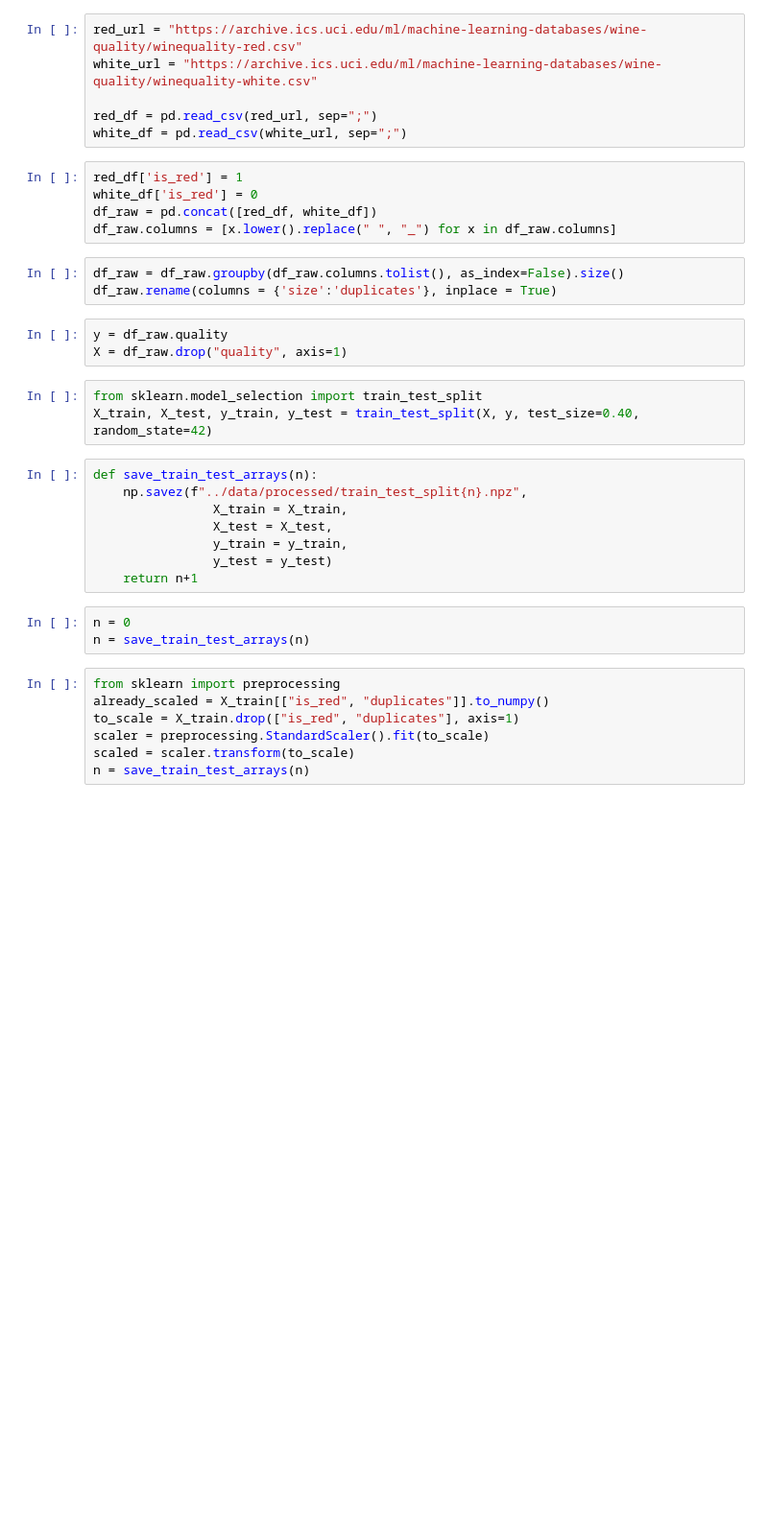
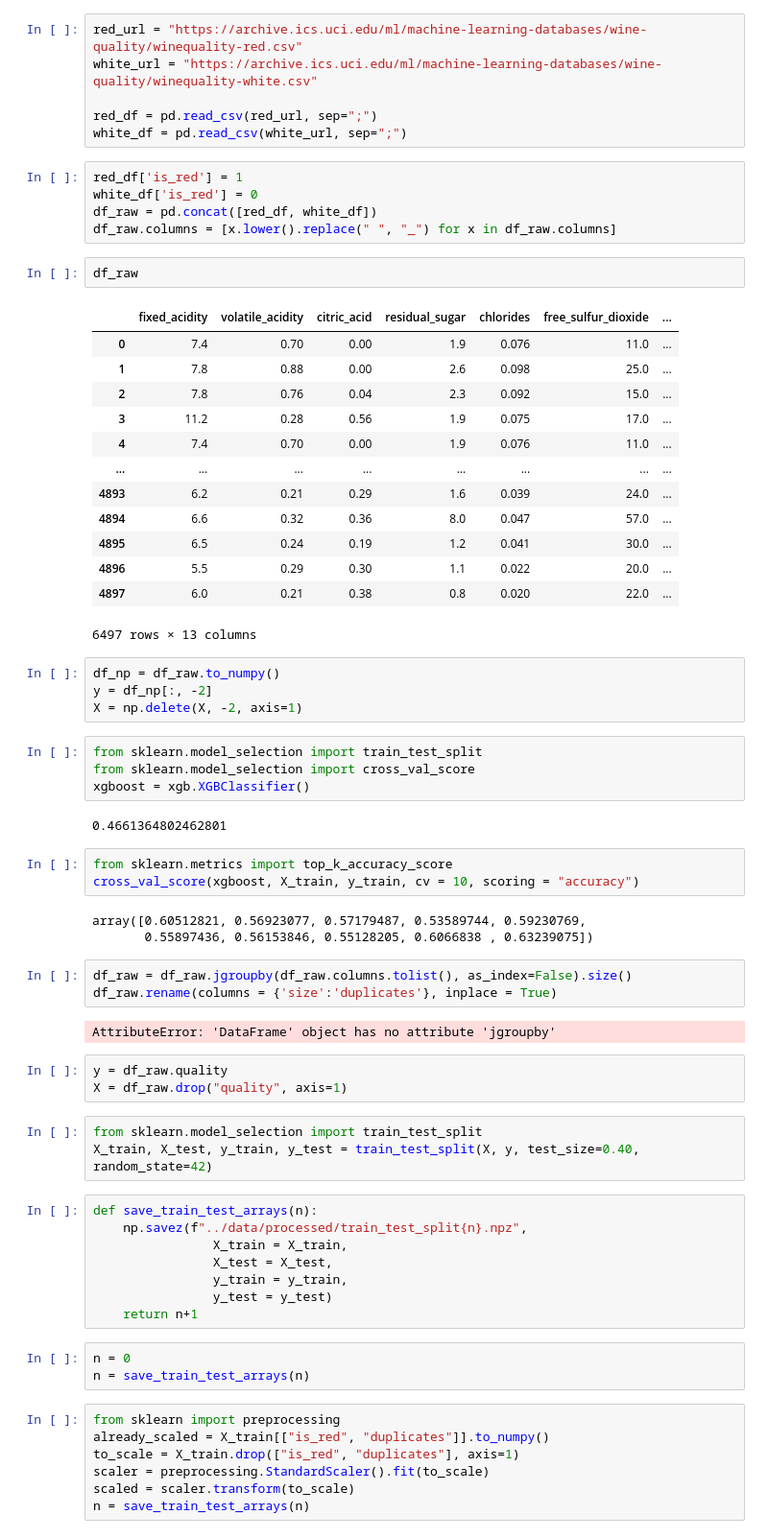
Before and after one commit to despresj/cse_project, a Jupyter notebook: python/cleaning.ipynb, the cells around one changed output. Shown at 96% size. Cells and saved outputs as stored; diff of their text form; blank space fills up the shorter version.

Commit message:
adding xgb models

```diff
--- a/python/cleaning.ipynb
+++ b/python/cleaning.ipynb
@@ -12,9 +15,43 @@ red_df['is_red'] = 1
 white_df['is_red'] = 0
 df_raw = pd.concat([red_df, white_df])
 df_raw.columns = [x.lower().replace(" ", "_") for x in df_raw.columns]
+# %%
+df_raw
+# %% [output]
+|  | fixed_acidity | volatile_acidity | citric_acid | residual_sugar | chlorides | free_sulfur_dioxide | ... |
+| 0 | 7.4 | 0.70 | 0.00 | 1.9 | 0.076 | 11.0 | ... |
+| 1 | 7.8 | 0.88 | 0.00 | 2.6 | 0.098 | 25.0 | ... |
+| 2 | 7.8 | 0.76 | 0.04 | 2.3 | 0.092 | 15.0 | ... |
+| 3 | 11.2 | 0.28 | 0.56 | 1.9 | 0.075 | 17.0 | ... |
+| 4 | 7.4 | 0.70 | 0.00 | 1.9 | 0.076 | 11.0 | ... |
+| ... | ... | ... | ... | ... | ... | ... | ... |
+| 4893 | 6.2 | 0.21 | 0.29 | 1.6 | 0.039 | 24.0 | ... |
+| 4894 | 6.6 | 0.32 | 0.36 | 8.0 | 0.047 | 57.0 | ... |
+| 4895 | 6.5 | 0.24 | 0.19 | 1.2 | 0.041 | 30.0 | ... |
+| 4896 | 5.5 | 0.29 | 0.30 | 1.1 | 0.022 | 20.0 | ... |
+| 4897 | 6.0 | 0.21 | 0.38 | 0.8 | 0.020 | 22.0 | ... |
+6497 rows × 13 columns
+# %%
+df_np = df_raw.to_numpy()
+y = df_np[:, -2]
+X = np.delete(X, -2, axis=1)
+# %%
+from sklearn.model_selection import train_test_split
+from sklearn.model_selection import cross_val_score
+xgboost = xgb.XGBClassifier()
+# %% [output]
+0.4661364802462801
+# %%
+from sklearn.metrics import top_k_accuracy_score
+cross_val_score(xgboost, X_train, y_train, cv = 10, scoring = "accuracy")
+# %% [output]
+array([0.60512821, 0.56923077, 0.57179487, 0.53589744, 0.59230769,
+       0.55897436, 0.56153846, 0.55128205, 0.6066838 , 0.63239075])
 # %%
-df_raw = df_raw.groupby(df_raw.columns.tolist(), as_index=False).size()
+df_raw = df_raw.jgroupby(df_raw.columns.tolist(), as_index=False).size()
 df_raw.rename(columns = {'size':'duplicates'}, inplace = True)
+# %% [output]
+AttributeError: 'DataFrame' object has no attribute 'jgroupby'
 # %%
 y = df_raw.quality
 X = df_raw.drop("quality", axis=1)
```
Also changed, not shown: parts of 2 cells of this notebook, 1 other file.
